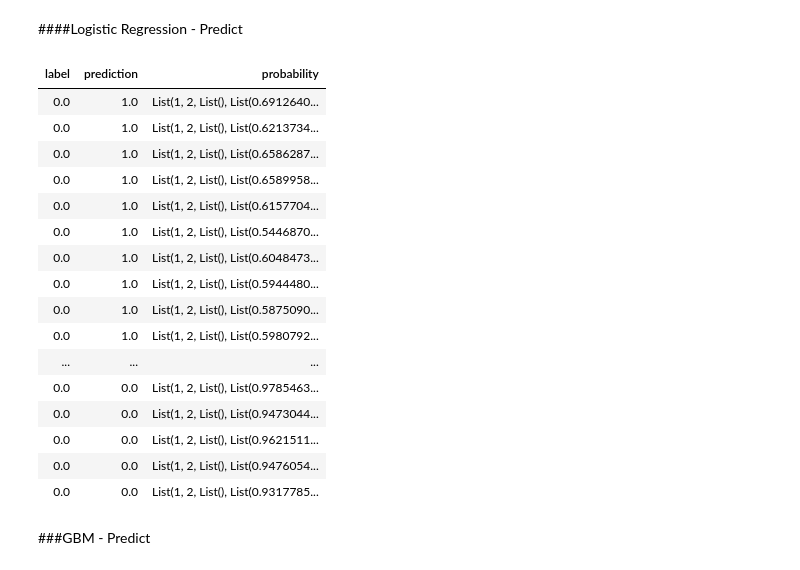
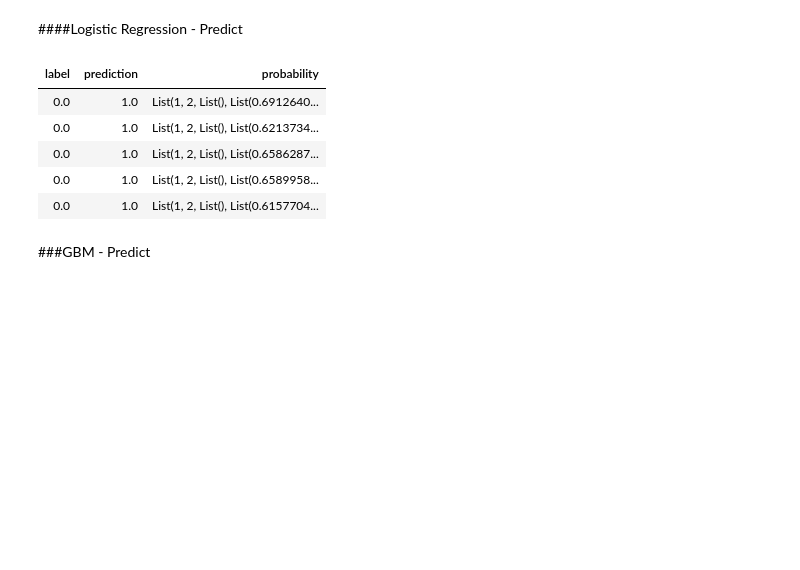
Before and after one commit to sopaturi/Springboard, a Jupyter notebook: Spark/Spark DF, SQL, ML Exercise.ipynb, the cells around one changed output. Drawn from its saved outputs; the diff is of its cells as text; code cells hidden in the pictures; blank space fills up the shorter version.

```diff
--- a/Spark/Spark DF, SQL, ML Exercise.ipynb
+++ b/Spark/Spark DF, SQL, ML Exercise.ipynb
@@ -427,28 +425,17 @@ gbModel = gb.fit(trainingData)
 # %%
 # make predictions on test data
 lrPredictions = lrModel.transform(testData)
 
 # display predictions
-display(lrPredictions.select("label", "prediction", "probability"))
+display(lrPredictions.select("label", "prediction", "probability").head(5))
 #display(lrPredictions)
 # %% [output]
 | label | prediction | probability |
 | 0.0 | 1.0 | List(1, 2, List(), List(0.6912640... |
 | 0.0 | 1.0 | List(1, 2, List(), List(0.6213734... |
 | 0.0 | 1.0 | List(1, 2, List(), List(0.6586287... |
 | 0.0 | 1.0 | List(1, 2, List(), List(0.6589958... |
 | 0.0 | 1.0 | List(1, 2, List(), List(0.6157704... |
-| 0.0 | 1.0 | List(1, 2, List(), List(0.5446870... |
-| 0.0 | 1.0 | List(1, 2, List(), List(0.6048473... |
-| 0.0 | 1.0 | List(1, 2, List(), List(0.5944480... |
-| 0.0 | 1.0 | List(1, 2, List(), List(0.5875090... |
-| 0.0 | 1.0 | List(1, 2, List(), List(0.5980792... |
-| ... | ... | ... |
-| 0.0 | 0.0 | List(1, 2, List(), List(0.9785463... |
-| 0.0 | 0.0 | List(1, 2, List(), List(0.9473044... |
-| 0.0 | 0.0 | List(1, 2, List(), List(0.9621511... |
-| 0.0 | 0.0 | List(1, 2, List(), List(0.9476054... |
-| 0.0 | 0.0 | List(1, 2, List(), List(0.9317785... |
 # %% [markdown]
 ###GBM - Predict
 # %% [markdown]
```
Also changed, not shown: parts of 10 cells of this notebook.
